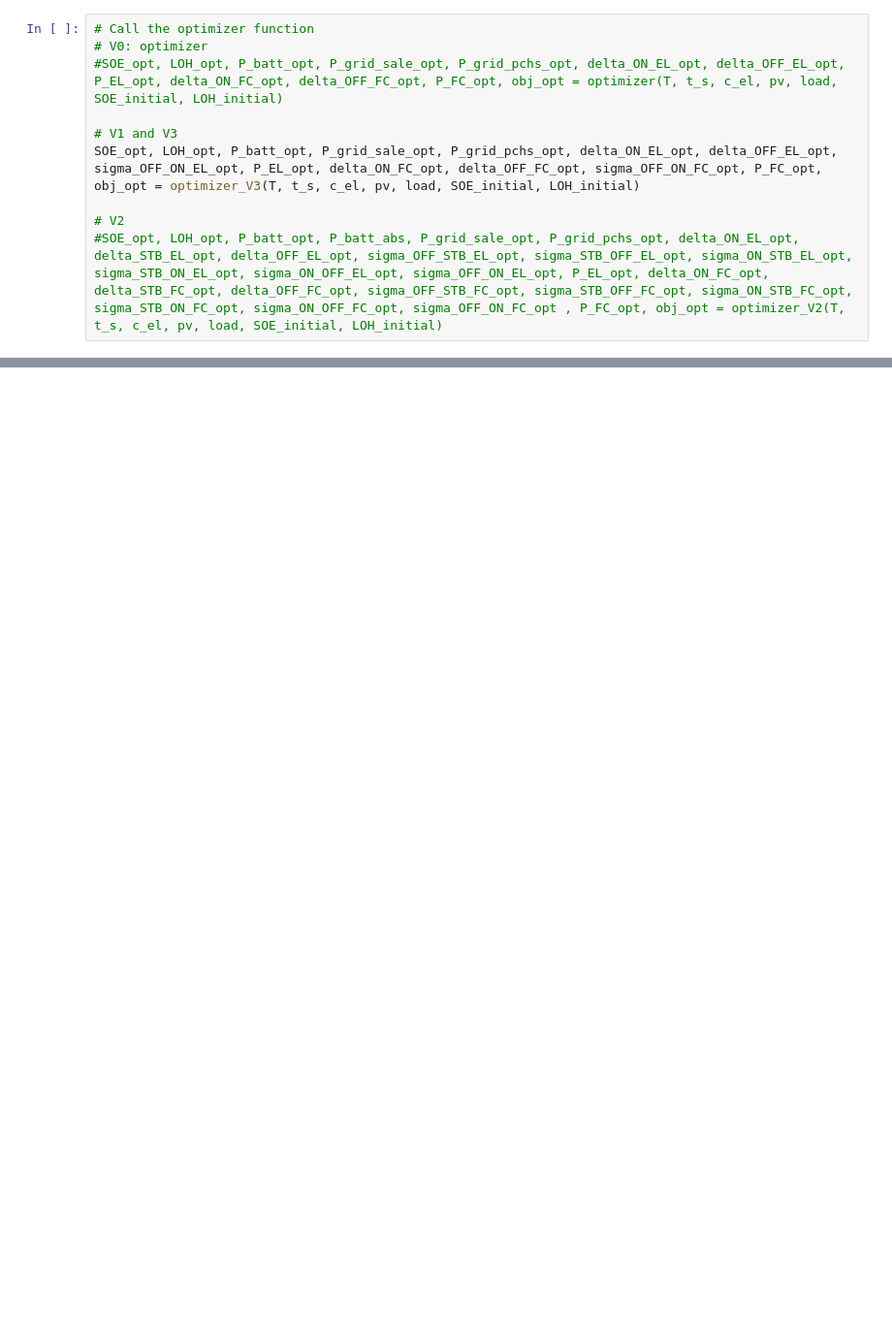
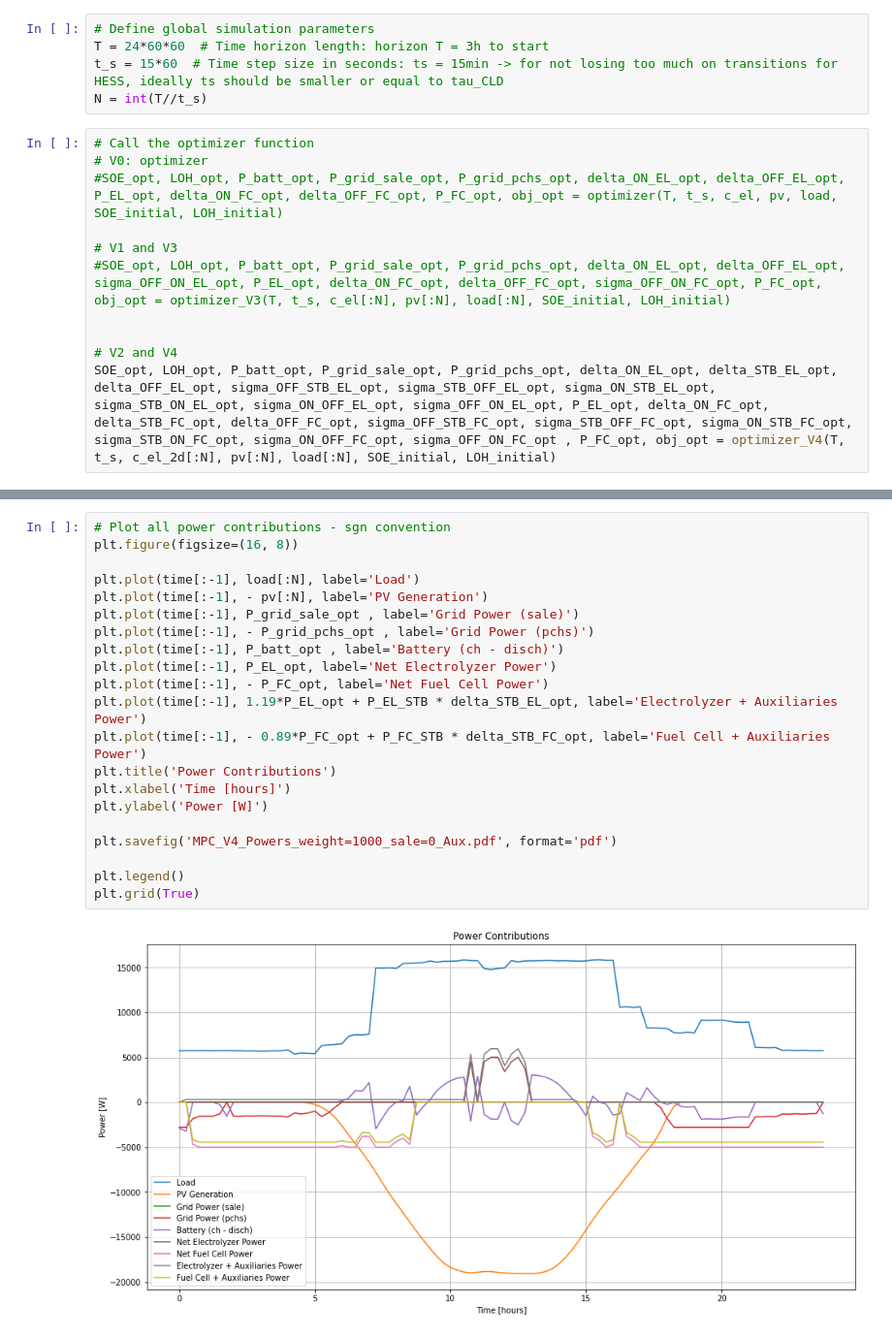
Before and after one commit to AlienorHamoir/hess, a Jupyter notebook: MPC-FMU/MPC_constraints.ipynb, the cells around one changed output, grey strips where cells are left out. Shown at 97% size. Drawn from its saved outputs; the diff is of its cells as text; blank space fills up the shorter version.

```diff
--- a/MPC-FMU/MPC_constraints.ipynb
+++ b/MPC-FMU/MPC_constraints.ipynb
@@ -1232,11 +1265,17 @@ LOH_initial = 0.5  # Initial level of hydrogen
+# %%
+# Define global simulation parameters
+T = 24*60*60  # Time horizon length: horizon T = 3h to start
+t_s = 15*60  # Time step size in seconds: ts = 15min -> for not losing too much on transitions for HESS, ideally ts should be smaller or equal to tau_CLD
+N = int(T//t_s)
 # %%
 # Call the optimizer function
 # V0: optimizer
 #SOE_opt, LOH_opt, P_batt_opt, P_grid_sale_opt, P_grid_pchs_opt, delta_ON_EL_opt, delta_OFF_EL_opt, P_EL_opt, delta_ON_FC_opt, delta_OFF_FC_opt, P_FC_opt, obj_opt = optimizer(T, t_s, c_el, pv, load, SOE_initial, LOH_initial)
 
 # V1 and V3
-SOE_opt, LOH_opt, P_batt_opt, P_grid_sale_opt, P_grid_pchs_opt, delta_ON_EL_opt, delta_OFF_EL_opt, sigma_OFF_ON_EL_opt, P_EL_opt, delta_ON_FC_opt, delta_OFF_FC_opt, sigma_OFF_ON_FC_opt, P_FC_opt, obj_opt = optimizer_V3(T, t_s, c_el, pv, load, SOE_initial, LOH_initial)
+#SOE_opt, LOH_opt, P_batt_opt, P_grid_sale_opt, P_grid_pchs_opt, delta_ON_EL_opt, delta_OFF_EL_opt, sigma_OFF_ON_EL_opt, P_EL_opt, delta_ON_FC_opt, delta_OFF_FC_opt, sigma_OFF_ON_FC_opt, P_FC_opt, obj_opt = optimizer_V3(T, t_s, c_el[:N], pv[:N], load[:N], SOE_initial, LOH_initial)
 
-# V2
-#SOE_opt, LOH_opt, P_batt_opt, P_batt_abs, P_grid_sale_opt, P_grid_pchs_opt, delta_ON_EL_opt, delta_STB_EL_opt, delta_OFF_EL_opt, sigma_OFF_STB_EL_opt, sigma_STB_OFF_EL_opt, sigma_ON_STB_EL_opt, sigma_STB_ON_EL_opt, sigma_ON_OFF_EL_opt, sigma_OFF_ON_EL_opt, P_EL_opt, delta_ON_FC_opt, delta_STB_FC_opt, delta_OFF_FC_opt, sigma_OFF_STB_FC_opt, sigma_STB_OFF_FC_opt, sigma_ON_STB_FC_opt, sigma_STB_ON_FC_opt, sigma_ON_OFF_FC_opt, sigma_OFF_ON_FC_opt , P_FC_opt, obj_opt = optimizer_V2(T, t_s, c_el, pv, load, SOE_initial, LOH_initial)
+
+# V2 and V4
+SOE_opt, LOH_opt, P_batt_opt, P_grid_sale_opt, P_grid_pchs_opt, delta_ON_EL_opt, delta_STB_EL_opt, delta_OFF_EL_opt, sigma_OFF_STB_EL_opt, sigma_STB_OFF_EL_opt, sigma_ON_STB_EL_opt, sigma_STB_ON_EL_opt, sigma_ON_OFF_EL_opt, sigma_OFF_ON_EL_opt, P_EL_opt, delta_ON_FC_opt, delta_STB_FC_opt, delta_OFF_FC_opt, sigma_OFF_STB_FC_opt, sigma_STB_OFF_FC_opt, sigma_ON_STB_FC_opt, sigma_STB_ON_FC_opt, sigma_ON_OFF_FC_opt, sigma_OFF_ON_FC_opt , P_FC_opt, obj_opt = optimizer_V4(T, t_s, c_el_2d[:N], pv[:N], load[:N], SOE_initial, LOH_initial)
 # %% [output]
@@ -1320,0 +1430,23 @@ plt.show()
+# %%
+# Plot all power contributions - sgn convention
+plt.figure(figsize=(16, 8))
+
+plt.plot(time[:-1], load[:N], label='Load')
+plt.plot(time[:-1], - pv[:N], label='PV Generation')
+plt.plot(time[:-1], P_grid_sale_opt , label='Grid Power (sale)')
+plt.plot(time[:-1], - P_grid_pchs_opt , label='Grid Power (pchs)')
+plt.plot(time[:-1], P_batt_opt , label='Battery (ch - disch)')
+plt.plot(time[:-1], P_EL_opt, label='Net Electrolyzer Power')
+plt.plot(time[:-1], - P_FC_opt, label='Net Fuel Cell Power')
+plt.plot(time[:-1], 1.19*P_EL_opt + P_EL_STB * delta_STB_EL_opt, label='Electrolyzer + Auxiliaries Power')
+plt.plot(time[:-1], - 0.89*P_FC_opt + P_FC_STB * delta_STB_FC_opt, label='Fuel Cell + Auxiliaries Power')
+plt.title('Power Contributions')
+plt.xlabel('Time [hours]')
+plt.ylabel('Power [W]')
+
+plt.savefig('MPC_V4_Powers_weight=1000_sale=0_Aux.pdf', format='pdf')
+
+plt.legend()
+plt.grid(True)
+# %% [output]
+[figure, added]
```
Also changed, not shown: parts of 20 cells of this notebook, 1 other file.
